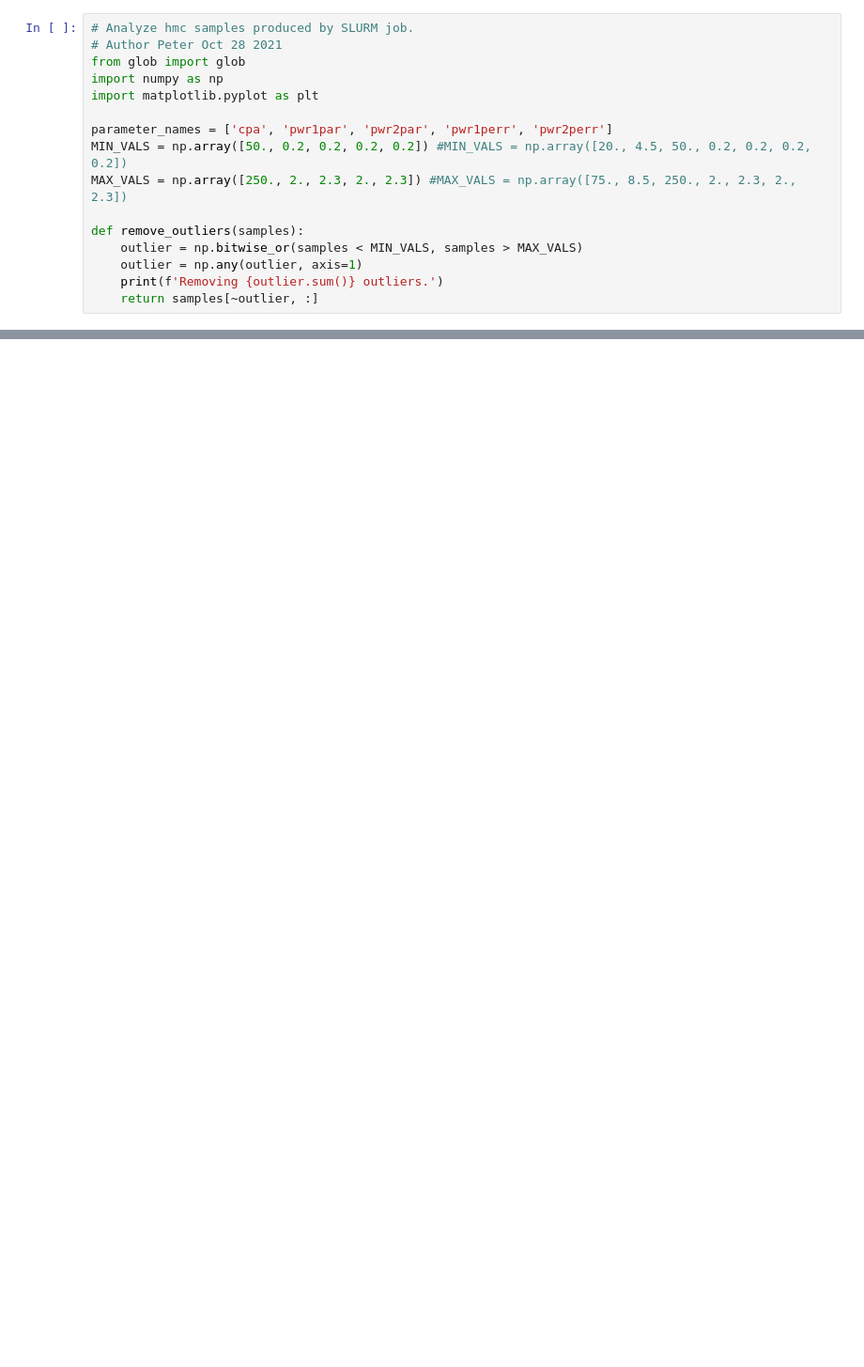
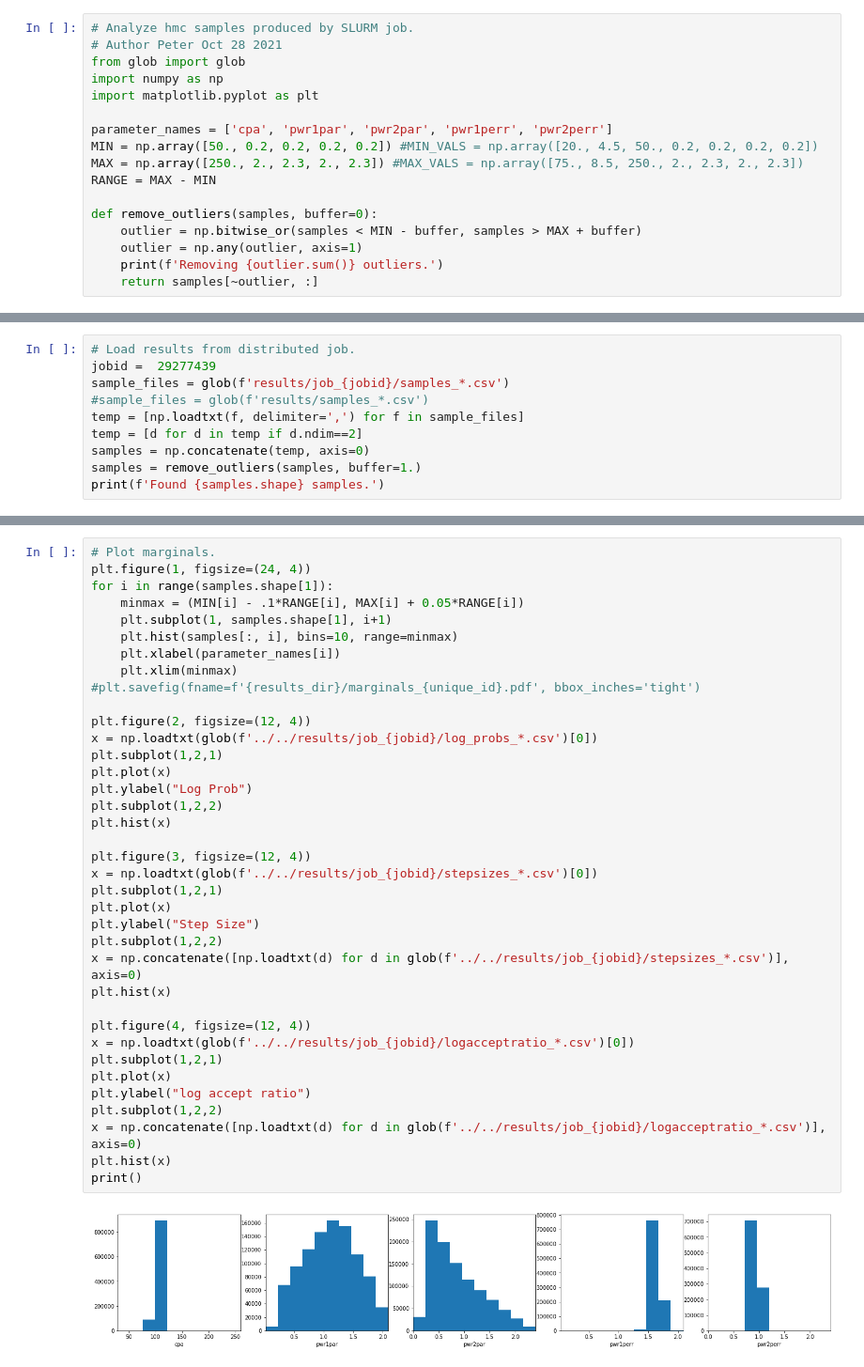
Before and after one commit to hawaii-ai/GalacticCosmicRays, a Jupyter notebook: notebooks/analyze_hmc.ipynb, the cells around one changed output, grey strips where cells are left out. Shown at 94% size. Drawn from its saved outputs; the diff is of its cells as text; blank space fills up the shorter version.

Commit message:
Results for Claudios presentation

```diff
--- a/notebooks/analyze_hmc.ipynb
+++ b/notebooks/analyze_hmc.ipynb
@@ -6,11 +6,12 @@ import numpy as np
 import matplotlib.pyplot as plt
 
 parameter_names = ['cpa', 'pwr1par', 'pwr2par', 'pwr1perr', 'pwr2perr']
-MIN_VALS = np.array([50., 0.2, 0.2, 0.2, 0.2]) #MIN_VALS = np.array([20., 4.5, 50., 0.2, 0.2, 0.2, 0.2])
-MAX_VALS = np.array([250., 2., 2.3, 2., 2.3]) #MAX_VALS = np.array([75., 8.5, 250., 2., 2.3, 2., 2.3])
+MIN = np.array([50., 0.2, 0.2, 0.2, 0.2]) #MIN_VALS = np.array([20., 4.5, 50., 0.2, 0.2, 0.2, 0.2])
+MAX = np.array([250., 2., 2.3, 2., 2.3]) #MAX_VALS = np.array([75., 8.5, 250., 2., 2.3, 2., 2.3])
+RANGE = MAX - MIN
 
-def remove_outliers(samples):
-    outlier = np.bitwise_or(samples < MIN_VALS, samples > MAX_VALS)
+def remove_outliers(samples, buffer=0):
+    outlier = np.bitwise_or(samples < MIN - buffer, samples > MAX + buffer)
     outlier = np.any(outlier, axis=1)
     print(f'Removing {outlier.sum()} outliers.')
     return samples[~outlier, :]
@@ -50,0 +18,10 @@ Found (533896, 5) samples.
+# %%
+# Load results from distributed job.
+jobid =  29277439
+sample_files = glob(f'results/job_{jobid}/samples_*.csv')
+#sample_files = glob(f'results/samples_*.csv')
+temp = [np.loadtxt(f, delimiter=',') for f in sample_files]
+temp = [d for d in temp if d.ndim==2]
+samples = np.concatenate(temp, axis=0)
+samples = remove_outliers(samples, buffer=1.)
+print(f'Found {samples.shape} samples.')
@@ -50,0 +34,39 @@ Found (533896, 5) samples.
+# %%
+# Plot marginals.
+plt.figure(1, figsize=(24, 4))
+for i in range(samples.shape[1]):
+    minmax = (MIN[i] - .1*RANGE[i], MAX[i] + 0.05*RANGE[i])
+    plt.subplot(1, samples.shape[1], i+1)
+    plt.hist(samples[:, i], bins=10, range=minmax)
+    plt.xlabel(parameter_names[i])
+    plt.xlim(minmax)
+#plt.savefig(fname=f'{results_dir}/marginals_{unique_id}.pdf', bbox_inches='tight')
+
+plt.figure(2, figsize=(12, 4))
+x = np.loadtxt(glob(f'../../results/job_{jobid}/log_probs_*.csv')[0])
+plt.subplot(1,2,1)
+plt.plot(x)
+plt.ylabel("Log Prob")
+plt.subplot(1,2,2)
+plt.hist(x)
+
+plt.figure(3, figsize=(12, 4))
+x = np.loadtxt(glob(f'../../results/job_{jobid}/stepsizes_*.csv')[0])
+plt.subplot(1,2,1)
+plt.plot(x)
+plt.ylabel("Step Size")
+plt.subplot(1,2,2)
+x = np.concatenate([np.loadtxt(d) for d in glob(f'../../results/job_{jobid}/stepsizes_*.csv')], axis=0)
+plt.hist(x)
+
+plt.figure(4, figsize=(12, 4))
+x = np.loadtxt(glob(f'../../results/job_{jobid}/logacceptratio_*.csv')[0])
+plt.subplot(1,2,1)
+plt.plot(x)
+plt.ylabel("log accept ratio")
+plt.subplot(1,2,2)
+x = np.concatenate([np.loadtxt(d) for d in glob(f'../../results/job_{jobid}/logacceptratio_*.csv')], axis=0)
+plt.hist(x)
+print()
+# %% [output]
+[figure, added]
```
Also changed, not shown: parts of 10 cells of this notebook, 12 other files.
